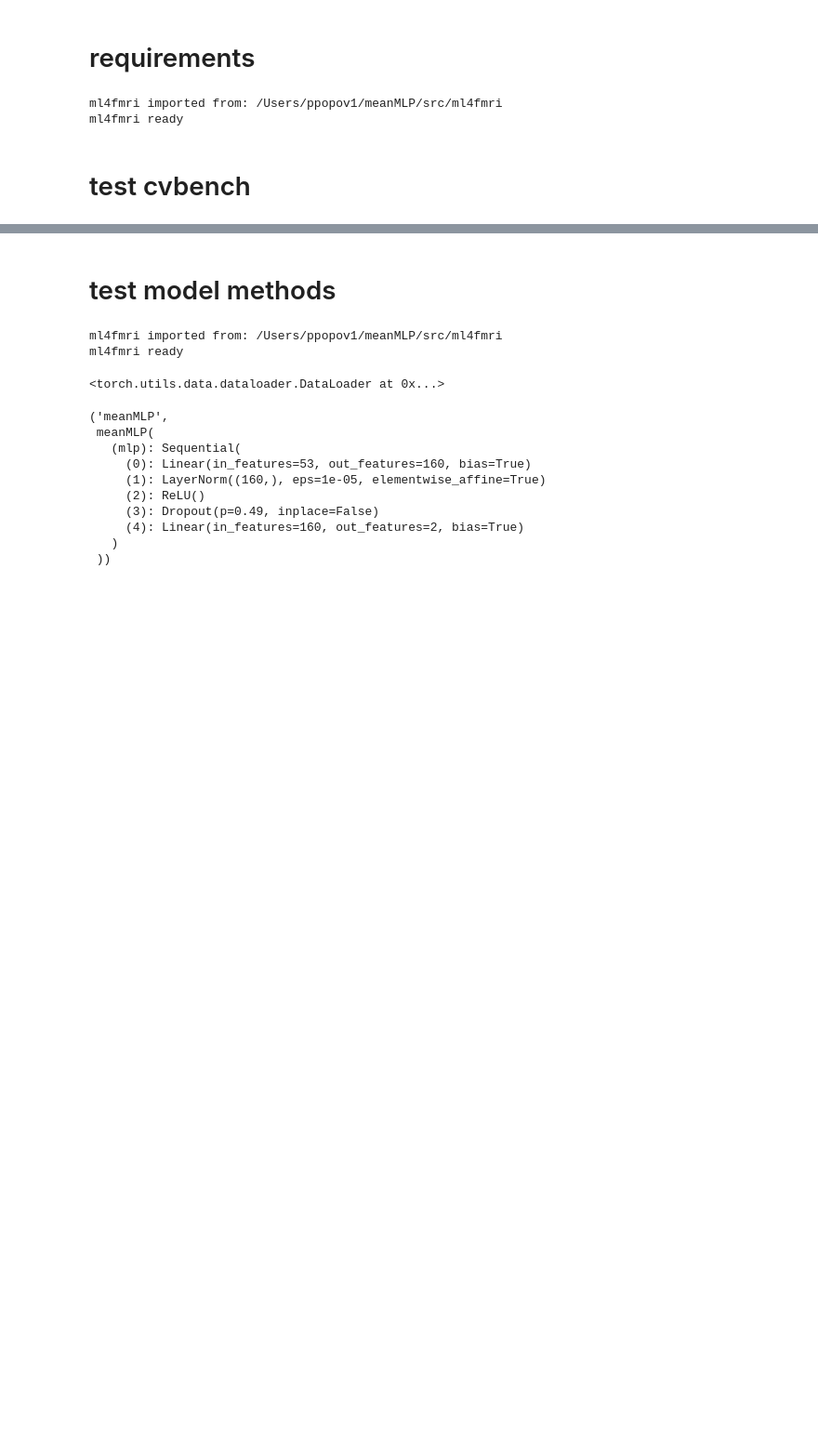
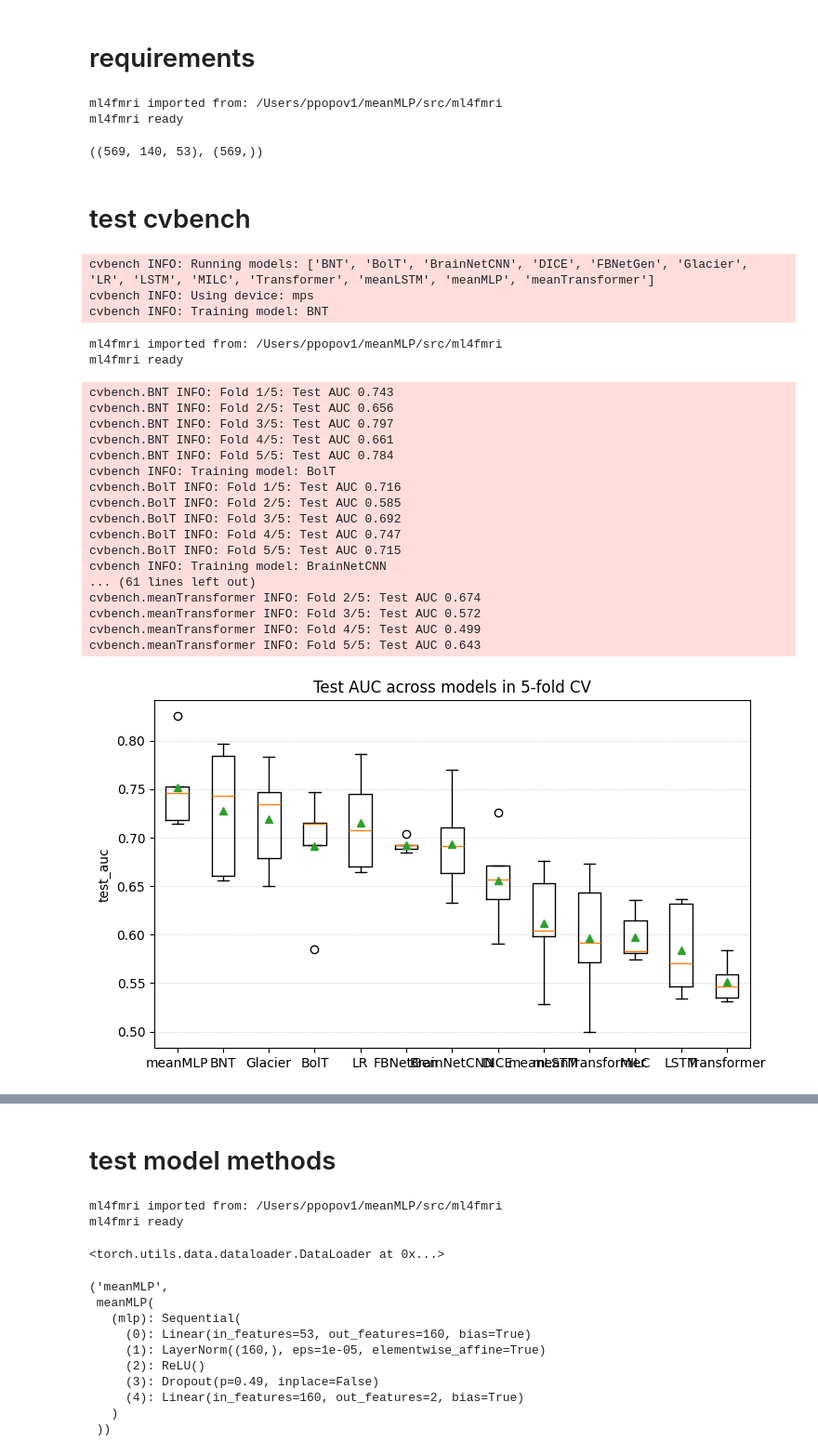
Before and after one commit to neuroneural/meanMLP, a Jupyter notebook: scripts/test.ipynb, the cells around one changed output, grey strips where cells are left out. Shown: that part at 93% size. Saved outputs shown, nothing was run; the diff lists cells and outputs as text; code cells hidden in the pictures; blank space fills up the shorter version.

```diff
--- a/scripts/test.ipynb
+++ b/scripts/test.ipynb
@@ -53,9 +53,39 @@ from cobre import load_data as load_cobre
 data, labels = load_abide()
 data.shape, labels.shape
 
-data, labels = data[:100], labels[:100]
+# data, labels = data[:100], labels[:100]
 # %% [output]
 ml4fmri imported from: /Users/ppopov1/meanMLP/src/ml4fmri
 ml4fmri ready
+((569, 140, 53), (569,))
 # %% [markdown]
 # test cvbench
+# %%
+ml4fmri = fresh_import_ml4fmri()
+from ml4fmri import cvbench # runs CV experiments with implemented models on the given data
+report = cvbench(data, labels, 'all', n_folds=5)
+report.plot_scores()
+# %% [output]
+cvbench INFO: Running models: ['BNT', 'BolT', 'BrainNetCNN', 'DICE', 'FBNetGen', 'Glacier', 'LR', 'LSTM', 'MILC', 'Transformer', 'meanLSTM', 'meanMLP', 'meanTransformer']
+cvbench INFO: Using device: mps
+cvbench INFO: Training model: BNT
+ml4fmri imported from: /Users/ppopov1/meanMLP/src/ml4fmri
+ml4fmri ready
+cvbench.BNT INFO: Fold 1/5: Test AUC 0.743
+cvbench.BNT INFO: Fold 2/5: Test AUC 0.656
+cvbench.BNT INFO: Fold 3/5: Test AUC 0.797
+cvbench.BNT INFO: Fold 4/5: Test AUC 0.661
+cvbench.BNT INFO: Fold 5/5: Test AUC 0.784
+cvbench INFO: Training model: BolT
+cvbench.BolT INFO: Fold 1/5: Test AUC 0.716
+cvbench.BolT INFO: Fold 2/5: Test AUC 0.585
+cvbench.BolT INFO: Fold 3/5: Test AUC 0.692
+cvbench.BolT INFO: Fold 4/5: Test AUC 0.747
+cvbench.BolT INFO: Fold 5/5: Test AUC 0.715
+cvbench INFO: Training model: BrainNetCNN
+... (61 lines left out)
+cvbench.meanTransformer INFO: Fold 2/5: Test AUC 0.674
+cvbench.meanTransformer INFO: Fold 3/5: Test AUC 0.572
+cvbench.meanTransformer INFO: Fold 4/5: Test AUC 0.499
+cvbench.meanTransformer INFO: Fold 5/5: Test AUC 0.643
+[figure, added]
```
Also changed, not shown: parts of 2 cells of this notebook, 9 other files.
